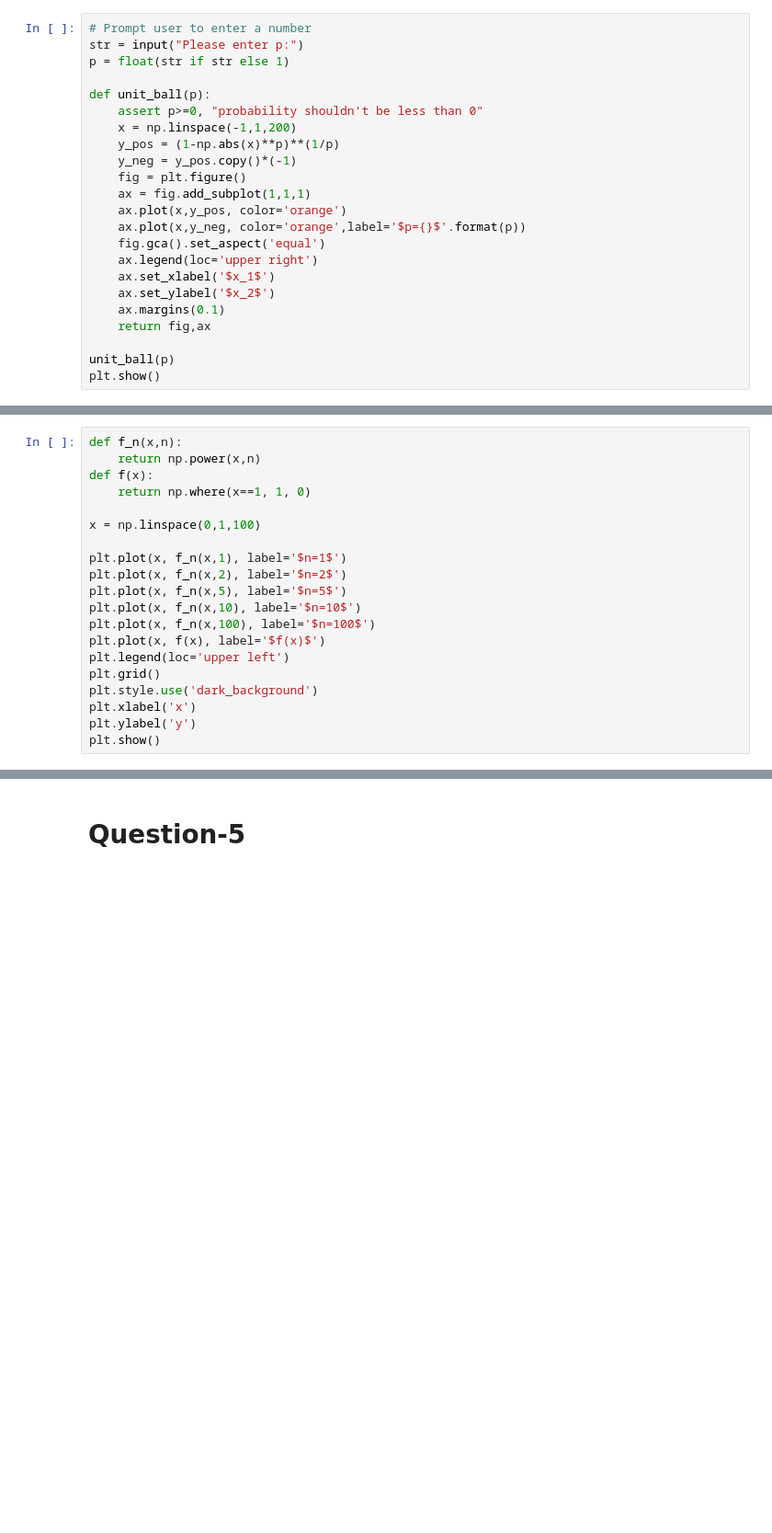
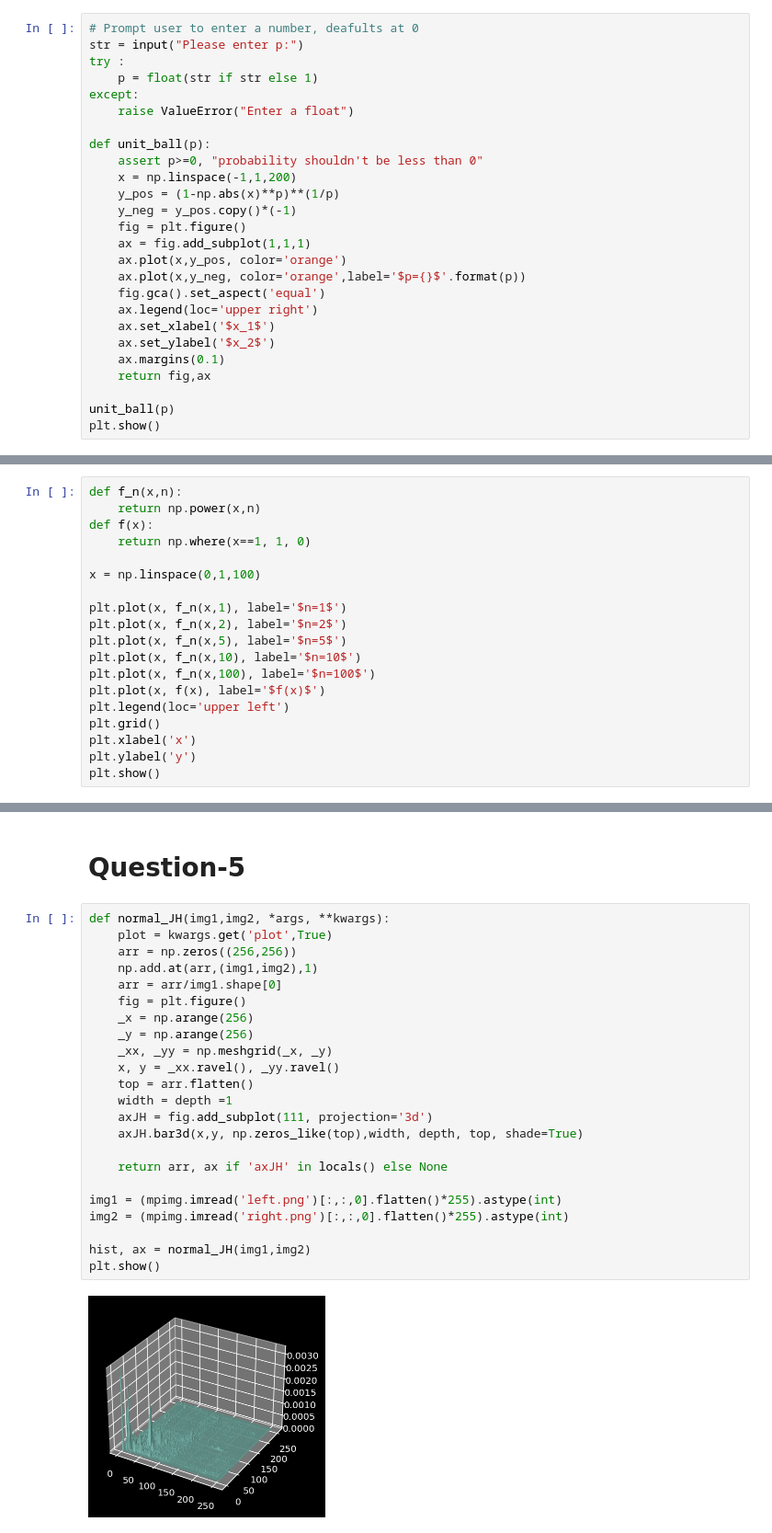
Before and after one commit to cmaspi/AI2100, a Jupyter notebook: assignment-1/ai20btech11006-hw1.ipynb, the cells around one changed output, grey strips where cells are left out. Shown: that part at 92% size. Drawn from its saved outputs; the diff is of its cells as text; blank space fills up the shorter version.

```diff
--- a/assignment-1/ai20btech11006-hw1.ipynb
+++ b/assignment-1/ai20btech11006-hw1.ipynb
@@ -17,9 +17,12 @@ plt.style.use('dark_background')
 # %% [markdown]
 # Question 1
 # %%
-# Prompt user to enter a number
+# Prompt user to enter a number, deafults at 0
 str = input("Please enter p:")
-p = float(str if str else 1)
+try :
+    p = float(str if str else 1)
+except:
+    raise ValueError("Enter a float")
 
 def unit_ball(p):
     assert p>=0, "probability shouldn't be less than 0"
@@ -89,7 +92,6 @@ plt.plot(x, f_n(x,100), label='$n=100$')
 plt.plot(x, f(x), label='$f(x)$')
 plt.legend(loc='upper left')
 plt.grid()
-plt.style.use('dark_background')
 plt.xlabel('x')
 plt.ylabel('y')
 plt.show()
@@ -174,3 +176,28 @@ print(H(pmf))
 6.452275232463875
 # %% [markdown]
 # Question-5
+# %%
+def normal_JH(img1,img2, *args, **kwargs):
+    plot = kwargs.get('plot',True)
+    arr = np.zeros((256,256))
+    np.add.at(arr,(img1,img2),1)
+    arr = arr/img1.shape[0]
+    fig = plt.figure()
+    _x = np.arange(256)
+    _y = np.arange(256)
+    _xx, _yy = np.meshgrid(_x, _y)
+    x, y = _xx.ravel(), _yy.ravel()
+    top = arr.flatten()
+    width = depth =1
+    axJH = fig.add_subplot(111, projection='3d')
+    axJH.bar3d(x,y, np.zeros_like(top),width, depth, top, shade=True)
+
+    return arr, ax if 'axJH' in locals() else None
+
+img1 = (mpimg.imread('left.png')[:,:,0].flatten()*255).astype(int)
+img2 = (mpimg.imread('right.png')[:,:,0].flatten()*255).astype(int)
+
+hist, ax = normal_JH(img1,img2)
+plt.show()
+# %% [output]
+[figure, added]
```
Also changed, not shown: parts of 3 cells of this notebook, 1 other file.
